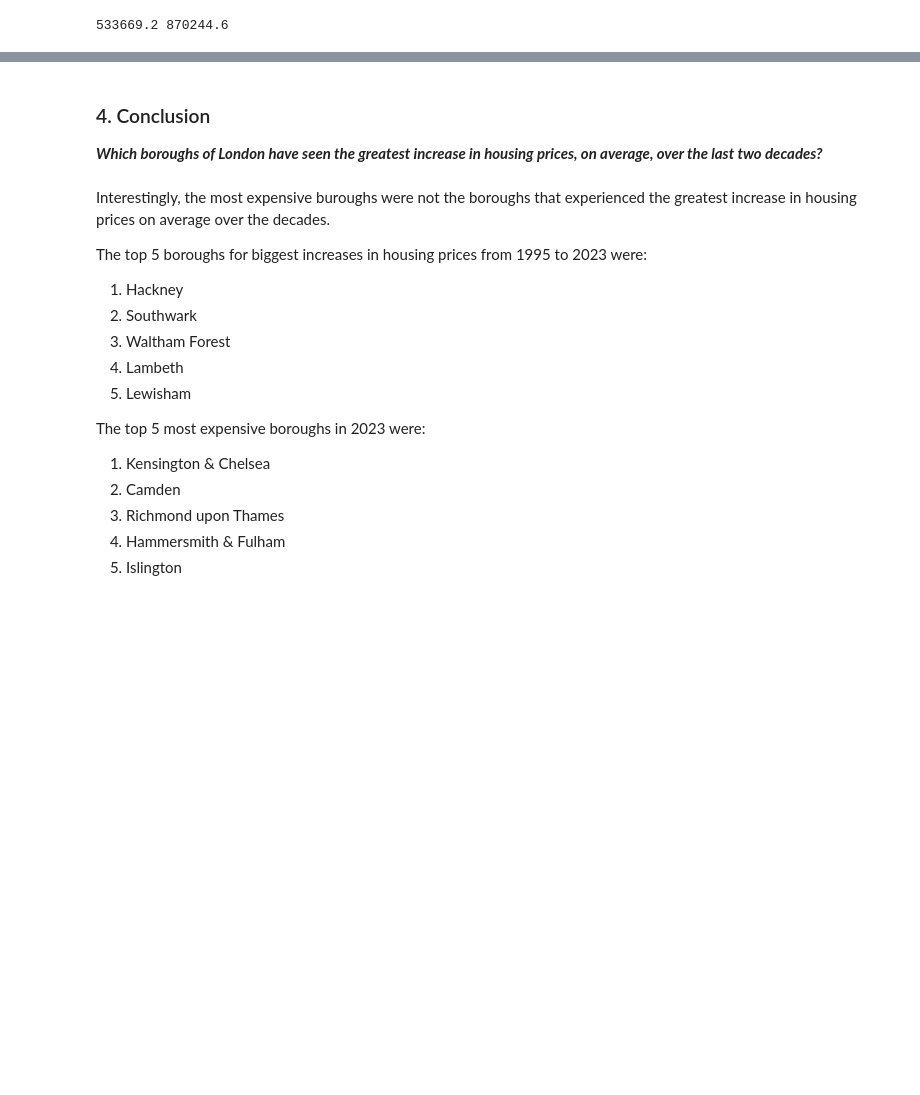
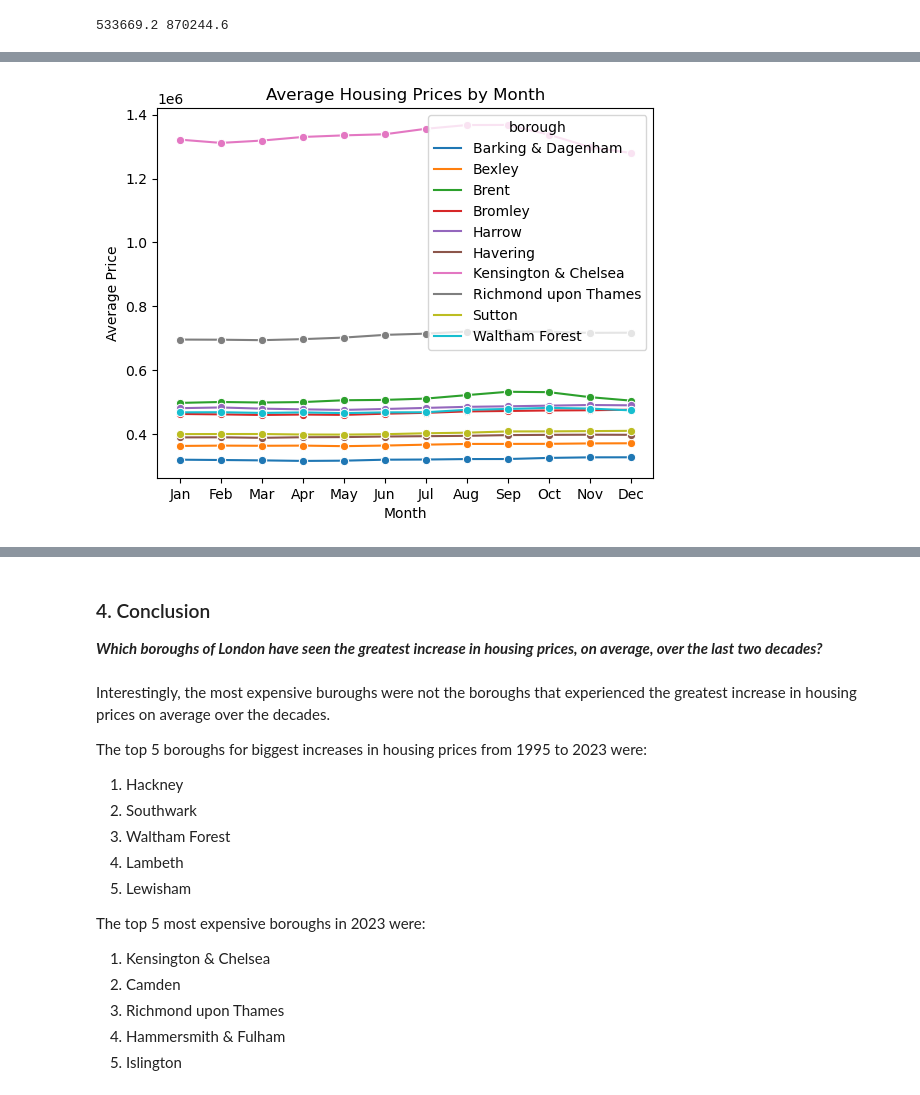
Before and after one commit to dezertdweller/springboard-data-science-projects, a Jupyter notebook: london-housing-analysis.ipynb, the cells around one changed output, grey strips where cells are left out. Cells and saved outputs as stored; diff of their text form; code cells hidden in the pictures; blank space fills up the shorter version.

```diff
--- a/london-housing-analysis.ipynb
+++ b/london-housing-analysis.ipynb
@@ -690,0 +731,20 @@ print(affordable_homes, expensive_homes)
+# %%
+# subset london_borough df to get the last 5 years of home prices
+last_5_years = london_borough[(london_borough['year'] >= 2019) & (london_borough['year'] < 2024)]
+
+# find the average home price and standard deviation for each borough
+last_5_years_mean_std = last_5_years.groupby(['borough'])['avg_price'].agg(['mean', 'std']).reset_index()
+
+# calculate coefficient of variation to get relative dispersion of price around the mean for each burough
+last_5_years_mean_std['coef_var'] = last_5_years_mean_std['std'] / last_5_years_mean_std['mean']
+
+# sort by boroughs with highest coefficient of variation
+last_5_years_mean_std = last_5_years_mean_std.sort_values('coef_var', ascending=False)
+
+# select top 10 buroughs with higest coef_var
+top_10_price_var = last_5_years_mean_std.head(10)
+
+# select top 10 buroughs with higest coef_var and calculate mean home price per month over 5 years
+highest_var_boroughs = last_5_years[last_5_years['borough'].isin(top_10_price_var['borough'])]
+highest_var_boroughs = highest_var_boroughs.groupby(['borough', 'month'])['avg_price'].agg('mean').reset_index()
+highest_var_boroughs
@@ -690,0 +765,12 @@ print(affordable_homes, expensive_homes)
+# %%
+# plot the coef_var data using a line plot
+sns.lineplot(data=highest_var_boroughs, x='month', y='avg_price', hue='borough', marker='o')
+
+# format plot
+plt.title(f'Average Housing Prices by Month')
+plt.xlabel('Month')
+plt.ylabel('Average Price')
+plt.xticks(range(1, 13), ['Jan', 'Feb', 'Mar', 'Apr', 'May', 'Jun', 'Jul', 'Aug', 'Sep', 'Oct', 'Nov', 'Dec'])
+plt.show()
+# %% [output]
+[figure, added]
```
Also changed, not shown: parts of 13 cells of this notebook.
